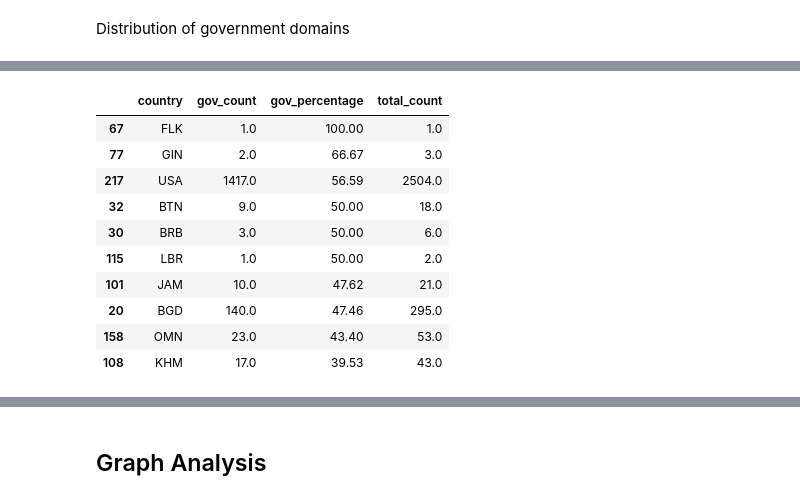
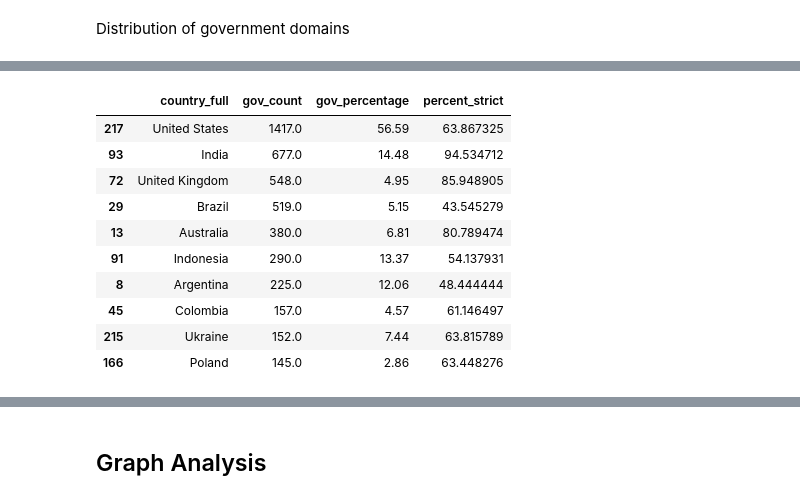
Before and after one commit to internettransparency/dmarc-cctld-research, a Jupyter notebook: notebooks/process-results.ipynb, the cells around one changed output, grey strips where cells are left out. Drawn from its saved outputs; the diff is of its cells as text; code cells hidden in the pictures.

```diff
--- a/notebooks/process-results.ipynb
+++ b/notebooks/process-results.ipynb
@@ -117,6 +120,18 @@ input_path = f"../data/oi-warehouse/testing/source=tranco/cctld_dmarc/year={star
 
 cctld_dmarc_pdf = pd.read_parquet(input_path)
 print(cctld_dmarc_pdf.info())
+
+
+input_path = f"../data/oi-warehouse/testing/source=tranco/tld_all_domains/year={start_date.year}/month={start_date.month:02d}/day={start_date.day:02d}/*.csv"
+
+country_all_domains = []
+for f in glob(input_path):
+    print(f)
+    country_all_domains.append(pd.read_csv(f))
+
+country_all_domains_pdf = pd.concat(country_all_domains, ignore_index=True)
+country_all_domains_pdf.rename(columns={"count": "total_domains"}, inplace=True)
+print(country_all_domains_pdf.info())
 # %% [output]
 <class 'pandas.core.frame.DataFrame'>
 RangeIndex: 173486 entries, 0 to 173485
@@ -706,5 +923,5 @@ Countries with more strict DMARC policies also are with less DMARC adoption.
 # %%
-gov_cctld_dmarc_pdf = cctld_dmarc_pdf[cctld_dmarc_pdf['tld'].str.contains('gov')]
+gov_cctld_dmarc_pdf = cctld_dmarc_pdf[cctld_dmarc_pdf['is_gov'] == True]
 # %%
 gov_policy_counts_pdf = get_aggr_policy_count_per_country(gov_cctld_dmarc_pdf.copy())
 # %% [output]
@@ -712,3 +929,5 @@ wrongly assigned countries:
 0
 # %% [markdown]
 Distribution of government domains
+# %%
+gov_top_adopters_pdf = most_dmarc_users(gov_policy_counts_pdf.copy())
@@ -715,39 +1021,66 @@ Distribution of government domains
 # %%
 # statistics of how many gov domain with respect to all domains per country, ordered by total gov domains of each country
-def show_gov_per_country(cctld_dmarc_pdf):
+def show_gov_per_country(cctld_dmarc_pdf, gov_adopters_pdf):
     agg_pdf = cctld_dmarc_pdf.groupby(['country', "is_gov"]).size().reset_index(name='count')
     country_breakdown = agg_pdf.groupby(['country', 'is_gov'])['count'].sum().reset_index()
 
     # Pivot to get government and non-government columns
     country_pivot = country_breakdown.pivot(index='country', columns='is_gov', values='count').fillna(0)
 
     # Rename columns for clarity
     country_pivot.columns = ['non_gov_count', 'gov_count']
 
     # Calculate total domains per country
     country_pivot['total_count'] = country_pivot['non_gov_count'] + country_pivot['gov_count']
 
     # Calculate percentages
     country_pivot['gov_percentage'] = (country_pivot['gov_count'] / country_pivot['total_count'] * 100).round(2)
     country_pivot['non_gov_percentage'] = (country_pivot['non_gov_count'] / country_pivot['total_count'] * 100).round(2)
 
     # Reset index to make country a regular column
     country_pivot = country_pivot.reset_index()
 
+    country_pivot['country_full'] = country_pivot['country'].apply(lambda x: pycountry.countries.get(alpha_3=x).name if pycountry.countries.get(alpha_3=x) else x)
+
     # Sort by government percentage in descending order
-    country_pivot = country_pivot.sort_values('gov_percentage', ascending=False)
-    display(country_pivot[["country", "gov_count", "gov_percentage", "total_count"]].head(10))
+    country_pivot = country_pivot.sort_values('gov_count', ascending=False)
+    top10_pdf = country_pivot[["country_full", "gov_count", "gov_percentage"]].head(10)
+    joined_pdf = top10_pdf.join(
+        gov_adopters_pdf.set_index('country_full')[['percent_strict']],
+        on='country_full', how='inner'
+    )
+    #print(joined_pdf.info())
+    display(joined_pdf[["country_full", "gov_count", "gov_percentage", "percent_strict"]])
 
-show_gov_per_country(cctld_dmarc_pdf.copy())
+    print(
+        joined_pdf.to_latex(
+            columns=[
+                "country_full",
+                'gov_count',
+                'gov_percentage',
+                "percent_strict",
+            ],
+            caption="Top 10 countries with government domains using DMARC.",
+            label="tab:gov_dmarc_country",
+            index=False,
+            formatters={
+                'gov_count': lambda x: f"{int(x):,}",
+                'gov_percentage': lambda x: f"{x:.1f}",
+                'percent_strict': lambda x: f"{x:.1f}",
+            },
+        )
+    )
+
+show_gov_per_country(cctld_dmarc_pdf.copy(), gov_top_adopters_pdf.copy())
 # %% [output]
-|  | country | gov_count | gov_percentage | total_count |
-| 67 | FLK | 1.0 | 100.00 | 1.0 |
-| 77 | GIN | 2.0 | 66.67 | 3.0 |
-| 217 | USA | 1417.0 | 56.59 | 2504.0 |
-| 32 | BTN | 9.0 | 50.00 | 18.0 |
-| 30 | BRB | 3.0 | 50.00 | 6.0 |
-| 115 | LBR | 1.0 | 50.00 | 2.0 |
-| 101 | JAM | 10.0 | 47.62 | 21.0 |
-| 20 | BGD | 140.0 | 47.46 | 295.0 |
-| 158 | OMN | 23.0 | 43.40 | 53.0 |
-| 108 | KHM | 17.0 | 39.53 | 43.0 |
+|  | country_full | gov_count | gov_percentage | percent_strict |
+| 217 | United States | 1417.0 | 56.59 | 63.867325 |
+| 93 | India | 677.0 | 14.48 | 94.534712 |
+| 72 | United Kingdom | 548.0 | 4.95 | 85.948905 |
+| 29 | Brazil | 519.0 | 5.15 | 43.545279 |
+| 13 | Australia | 380.0 | 6.81 | 80.789474 |
+| 91 | Indonesia | 290.0 | 13.37 | 54.137931 |
+| 8 | Argentina | 225.0 | 12.06 | 48.444444 |
+| 45 | Colombia | 157.0 | 4.57 | 61.146497 |
+| 215 | Ukraine | 152.0 | 7.44 | 63.815789 |
+| 166 | Poland | 145.0 | 2.86 | 63.448276 |
```
Also changed, not shown: parts of 33 cells of this notebook, 13 other files.
